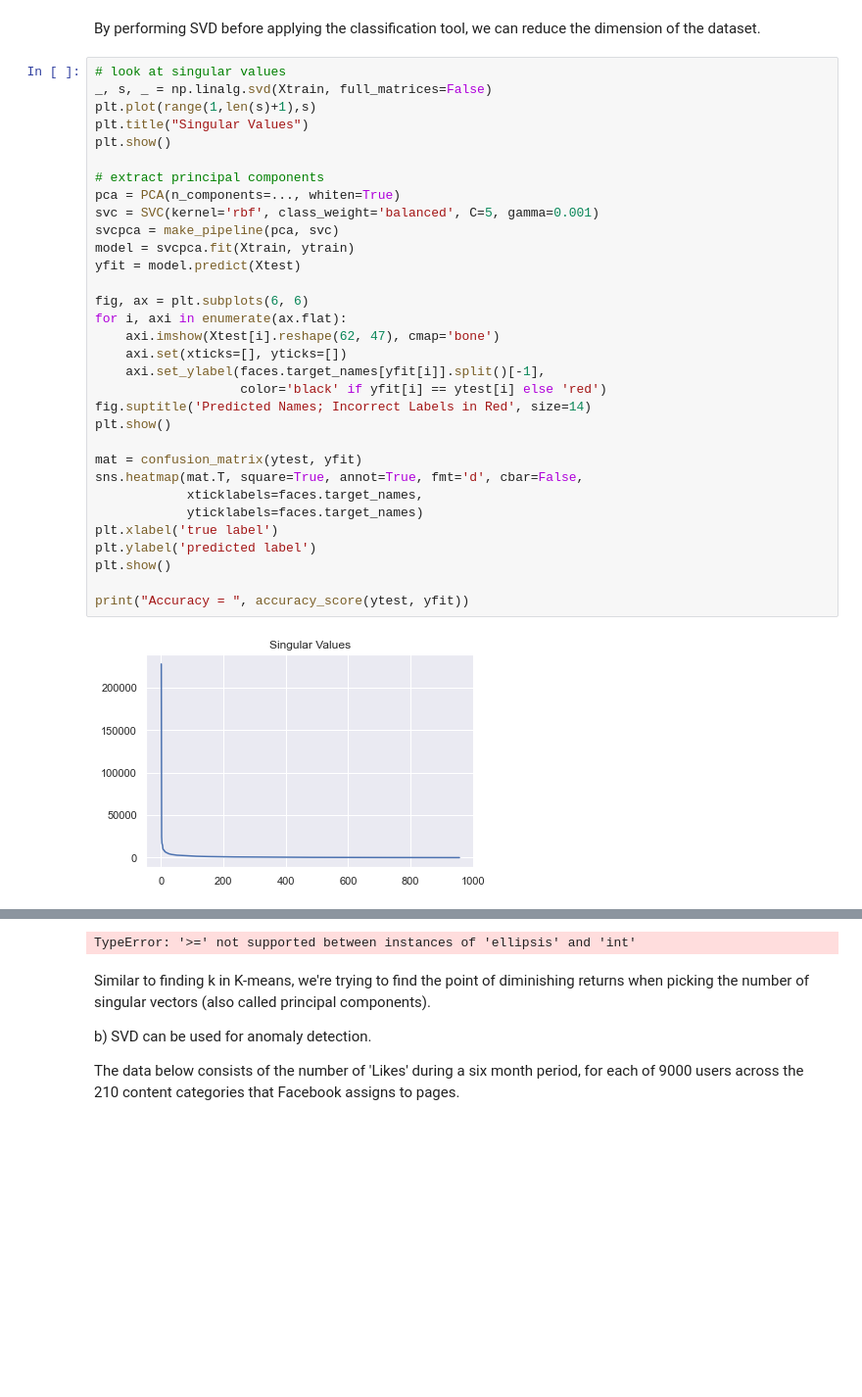
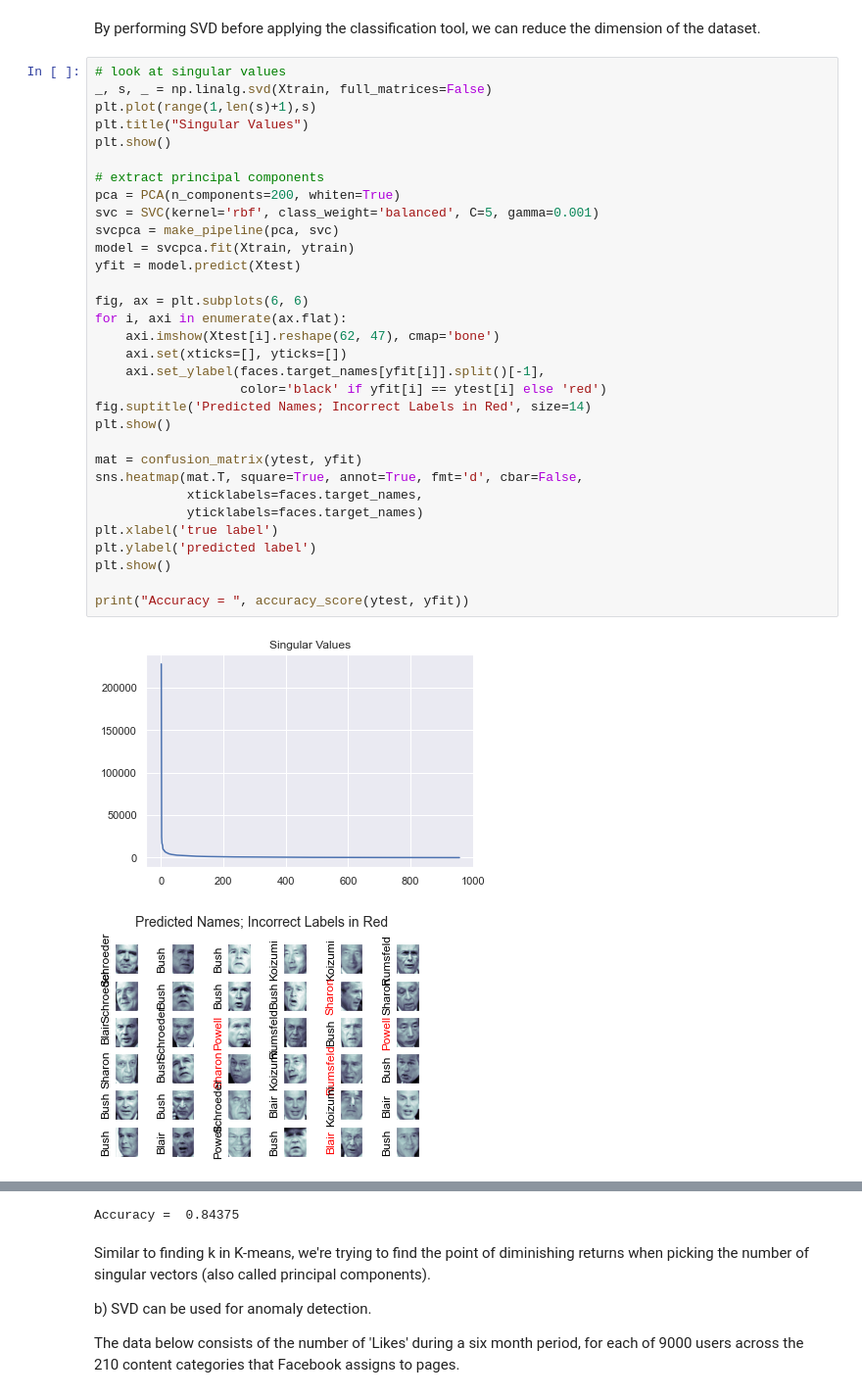
Before and after one commit to gallettilance/Data-Science-Fundamentals, a Jupyter notebook: lecture_10/worksheet_10.ipynb, the cells around one changed output, grey strips where cells are left out. Shown at 98% size. Drawn from its saved outputs; the diff is of its cells as text; blank space fills up the shorter version.

```diff
--- a/lecture_10/worksheet_10.ipynb
+++ b/lecture_10/worksheet_10.ipynb
@@ -217,31 +217,32 @@ _, s, _ = np.linalg.svd(Xtrain, full_matrices=False)
 plt.plot(range(1,len(s)+1),s)
 plt.title("Singular Values")
 plt.show()
 
 # extract principal components
-pca = PCA(n_components=..., whiten=True)
+pca = PCA(n_components=200, whiten=True)
 svc = SVC(kernel='rbf', class_weight='balanced', C=5, gamma=0.001)
 svcpca = make_pipeline(pca, svc)
 model = svcpca.fit(Xtrain, ytrain)
 yfit = model.predict(Xtest)
 
 fig, ax = plt.subplots(6, 6)
 for i, axi in enumerate(ax.flat):
     axi.imshow(Xtest[i].reshape(62, 47), cmap='bone')
     axi.set(xticks=[], yticks=[])
     axi.set_ylabel(faces.target_names[yfit[i]].split()[-1],
                    color='black' if yfit[i] == ytest[i] else 'red')
 fig.suptitle('Predicted Names; Incorrect Labels in Red', size=14)
 plt.show()
 
 mat = confusion_matrix(ytest, yfit)
 sns.heatmap(mat.T, square=True, annot=True, fmt='d', cbar=False,
             xticklabels=faces.target_names,
             yticklabels=faces.target_names)
 plt.xlabel('true label')
 plt.ylabel('predicted label')
 plt.show()
 
 print("Accuracy = ", accuracy_score(ytest, yfit))
 # %% [output]
 [figure]
+[figure, added]
@@ -248,4 +250,4 @@ print("Accuracy = ", accuracy_score(ytest, yfit))
-TypeError: '>=' not supported between instances of 'ellipsis' and 'int'
+Accuracy =  0.84375
 # %% [markdown]
 Similar to finding k in K-means, we're trying to find the point of diminishing returns when picking the number of singular vectors (also called principal components).
 
```
Also changed, not shown: parts of 2 cells of this notebook.
